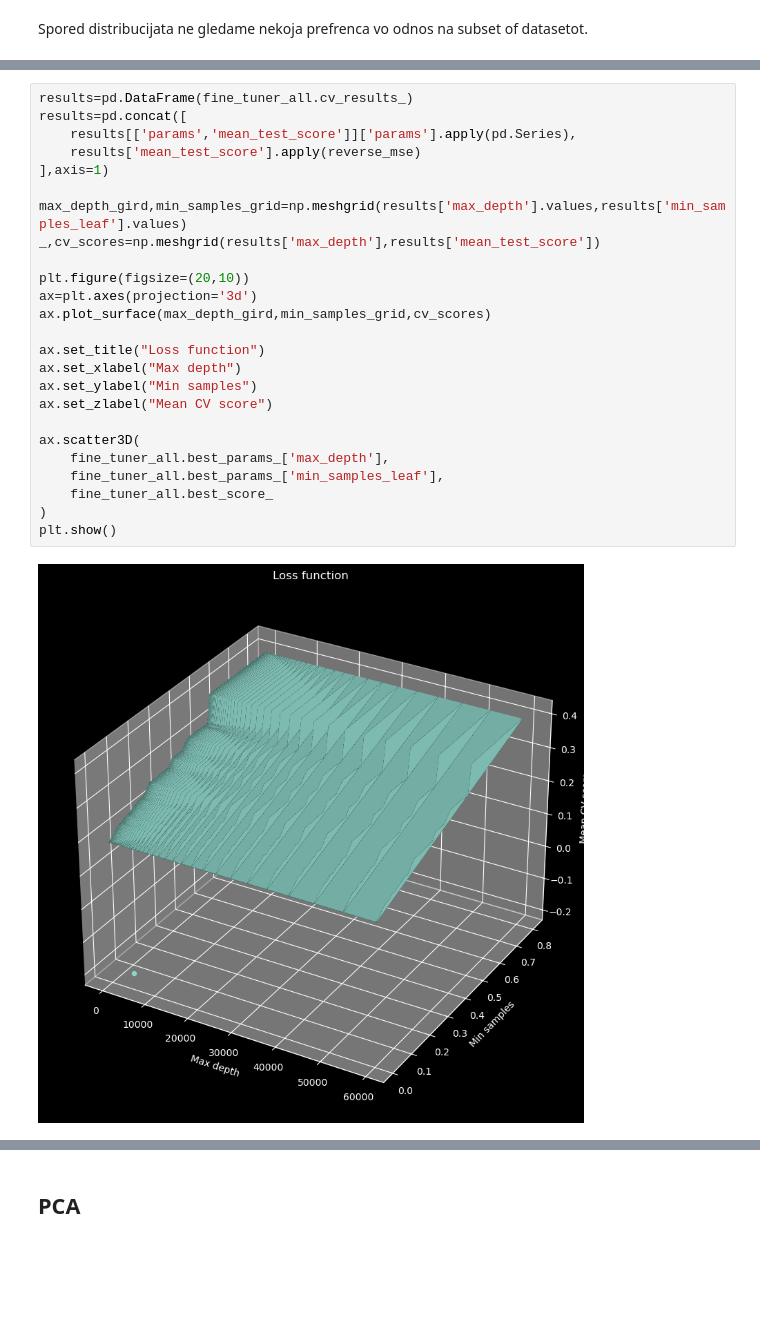
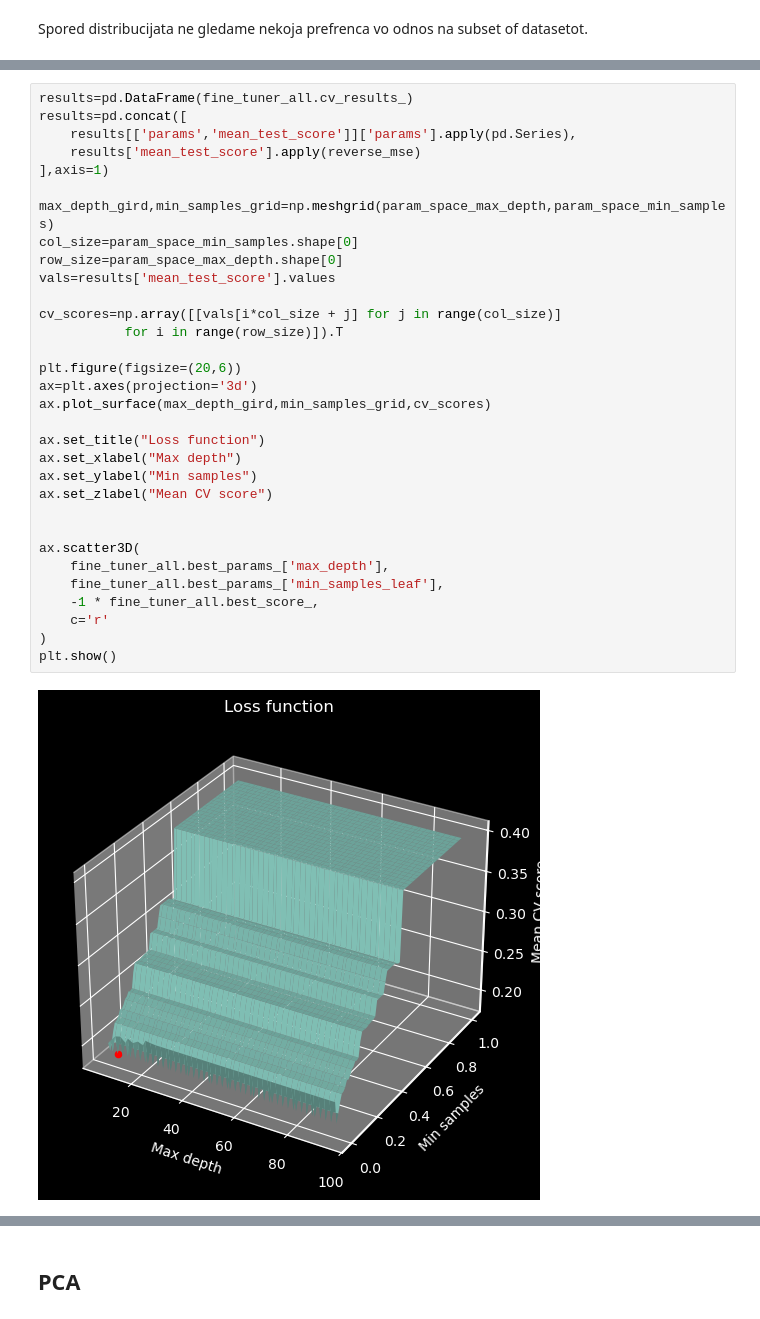
Before and after one commit to viki123v/housing-prices-analysis, a Jupyter notebook: notebooks/regression-trees.ipynb, the cells around one changed output, grey strips where cells are left out. Cells and saved outputs as stored; diff of their text form; blank space fills up the shorter version.

```diff
--- a/notebooks/regression-trees.ipynb
+++ b/notebooks/regression-trees.ipynb
@@ -195,27 +197,34 @@ Name: mean_test_score, Length: 80, dtype: bool
 # %%
 results=pd.DataFrame(fine_tuner_all.cv_results_)
 results=pd.concat([
     results[['params','mean_test_score']]['params'].apply(pd.Series),
     results['mean_test_score'].apply(reverse_mse)
 ],axis=1)
 
-max_depth_gird,min_samples_grid=np.meshgrid(results['max_depth'].values,results['min_samples_leaf'].values)
-_,cv_scores=np.meshgrid(results['max_depth'],results['mean_test_score'])
+max_depth_gird,min_samples_grid=np.meshgrid(param_space_max_depth,param_space_min_samples)
+col_size=param_space_min_samples.shape[0]
+row_size=param_space_max_depth.shape[0]
+vals=results['mean_test_score'].values
 
-plt.figure(figsize=(20,10))
+cv_scores=np.array([[vals[i*col_size + j] for j in range(col_size)]
+           for i in range(row_size)]).T
+
+plt.figure(figsize=(20,6))
 ax=plt.axes(projection='3d')
 ax.plot_surface(max_depth_gird,min_samples_grid,cv_scores)
 
 ax.set_title("Loss function")
 ax.set_xlabel("Max depth")
 ax.set_ylabel("Min samples")
 ax.set_zlabel("Mean CV score")
 
+
 ax.scatter3D(
     fine_tuner_all.best_params_['max_depth'],
     fine_tuner_all.best_params_['min_samples_leaf'],
-    fine_tuner_all.best_score_
+    -1 * fine_tuner_all.best_score_,
+    c='r'
 )
 plt.show()
 # %% [output]
-[figure, old version]
+[figure, new version]
```
Also changed, not shown: parts of 37 cells of this notebook.
